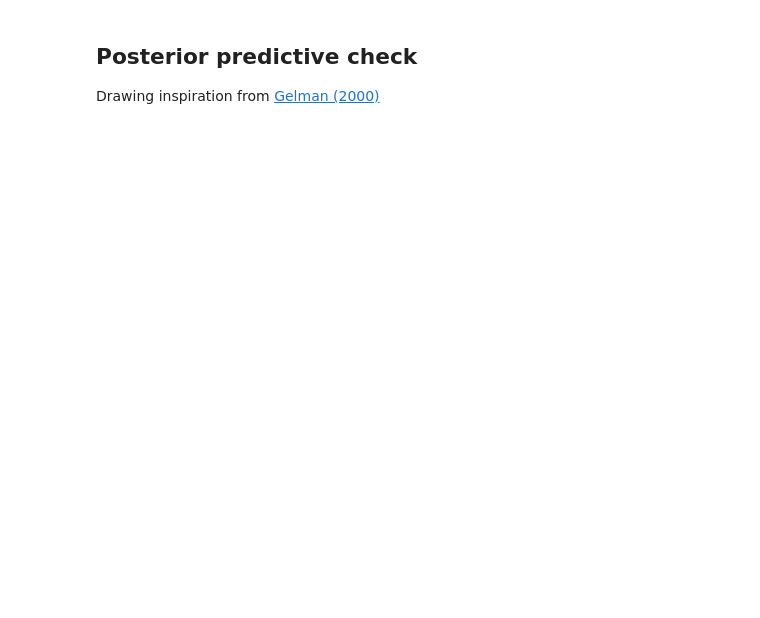
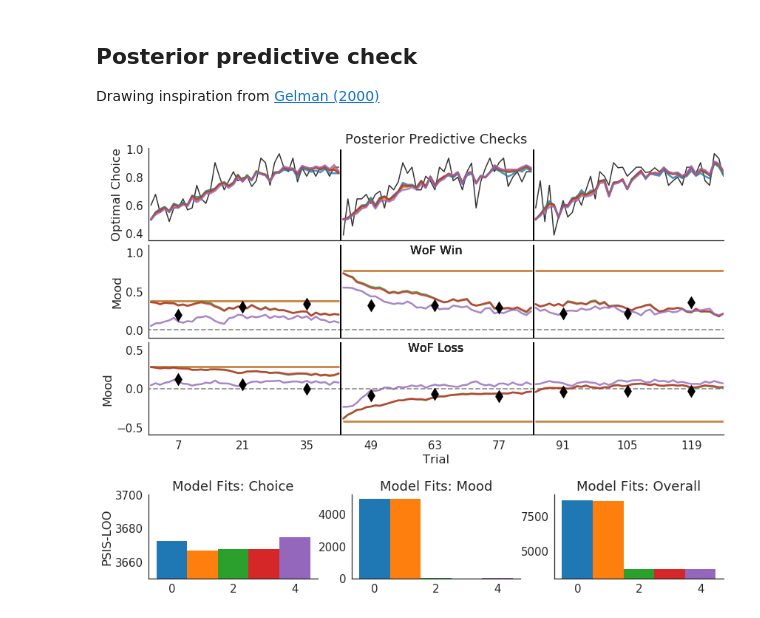
Before and after one commit to szorowi1/pni-rotations, a Jupyter notebook: results_modeling.ipynb, the cells around one changed output. Saved outputs shown, nothing was run; the diff lists cells and outputs as text; code cells hidden in the pictures; blank space fills up the shorter version.

Commit message:
finished with model fitting, more or less. moving onto plotting and parametery recovery

```diff
--- a/results_modeling.ipynb
+++ b/results_modeling.ipynb
@@ -113,7 +119,7 @@ plt.tight_layout()
 import os, pystan
 import _pickle as cPickle
 from pandas import DataFrame, read_csv
-from scripts.utilities import check_div, check_energy, check_treedepth, initialize_params
+from scripts.diagnostics import check_div, check_energy, check_treedepth
 %load_ext jupyternotify
 
 #~~~~~~~~~~~~~~~~~~~~~~~~~~~~~~~~~~~~~~~~~~#
@@ -183,17 +189,13 @@ if model_name:
     #~~~~~~~~~~~~~~~~~~~~~~~~~~~~~~~~~~~~~~~~~~#
 
     ## Define control parameters.
-    if 'mood_bias' in model_name: control = dict(adapt_delta = 0.9)
+    if 'orig' in model_name: control = dict(adapt_delta = 0.9)
     else: control = None
-
-    ## Define initialization parameters.
-    if 'mood_bias_orig' in model_name: init = initialize_params(chains)
-    else: init = 'random'
 
     ## Fit model.
     file = 'stan_models/%s' %model_name
-    fit = pystan.stan(file=file, data=dd, iter=samples, warmup=warmup, thin=thin, chains=chains,
-                      init=init, control=control, n_jobs=n_jobs, seed=47404)
+    fit = pystan.stan(file=file, data=dd, iter=samples, warmup=warmup, thin=thin,
+                      chains=chains, control=control, n_jobs=n_jobs, seed=47404)
     check_div(fit); check_treedepth(fit); check_energy(fit)
 
     #~~~~~~~~~~~~~~~~~~~~~~~~~~~~~~~~~~~~~~~~~~#
@@ -233,7 +234,7 @@ model_names = ['moodRL_npool_base.stan',
                'moodRL_ppool_base.stan',
                'moodRL_ppool_mood.stan',
                'moodRL_ppool_mood_bias_mod.stan',
-#                'moodRL_ppool_mood_bias_orig.stan'
+               'moodRL_ppool_mood_bias_orig.stan'
               ]
 
 #~~~~~~~~~~~~~~~~~~~~~~~~~~~~~~~~~~~~~~~~~~#
@@ -332,35 +333,37 @@ for i, model_name in enumerate(model_names):
     #~~~~~~~~~~~~~~~~~~~~~~~~~~~~~~~~~~~~~~~~~~#
 
     ## Extract log-likelihood values.
     Y_log_lik = extract['Y_log_lik']
     M_log_lik = extract['M_log_lik']
     n_samp, n_subj, n_block, n_trial = Y_log_lik.shape
 
     ## Reshape data.
     Y_log_lik = Y_log_lik.reshape(n_samp, n_subj*n_block*n_trial)
     M_log_lik = M_log_lik.reshape(n_samp, n_subj*n_block*3)
 
     ## Remove log-likelihoods corresponding to missing data.
     Y_log_lik = np.where(Y_log_lik, Y_log_lik, np.nan)
     missing = np.isnan(Y_log_lik).mean(axis=0) > 0
     Y_log_lik = Y_log_lik[:,~missing]
 
     ## Compute PSIS-LOO.
     Y_loo, _, _ = psisloo(Y_log_lik)
     M_loo, _, _ = psisloo(M_log_lik)
     T_loo, _, _ = psisloo(np.concatenate([Y_log_lik, M_log_lik], axis=-1))
 
     ## Plot.
     ax4.bar(i, -2*Y_loo, 1, color=colors[i])
-    ax4.set(ylim=(3650,3750), ylabel='PSIS-LOO', title='Model Fits: Choice')
+    ax4.set(ylim=(3650,3700), ylabel='PSIS-LOO', title='Model Fits: Choice')
 
     ax5.bar(i, -2*M_loo, 1, color=colors[i])
     ax5.set(title='Model Fits: Mood')
 
     ax6.bar(i, -2*T_loo, 1, color=colors[i])
-    ax6.set(ylim=(3600),title='Model Fits: Overall')
+    ax6.set(ylim=(3000),title='Model Fits: Overall')
 
 sns.despine()
+# %% [output]
+[figure, added]
 # %%
 #~~~~~~~~~~~~~~~~~~~~~~~~~~~~~~~~~~~~~~~~~~#
 ### Load and prepare data.
```
Also changed, not shown: parts of 14 cells of this notebook, 7 other files.
